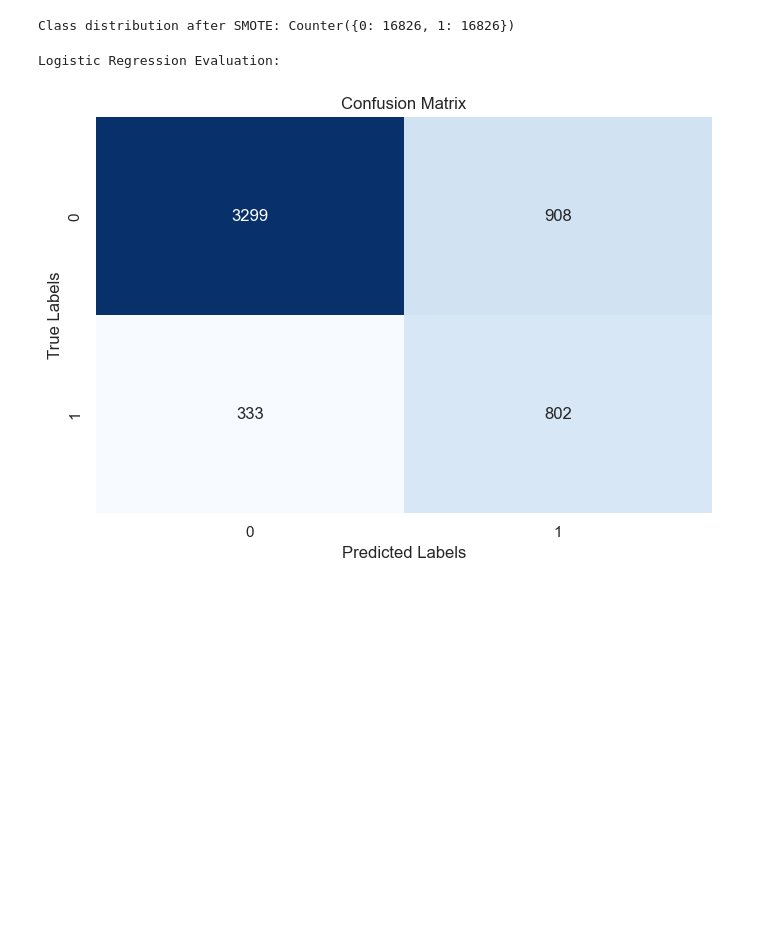
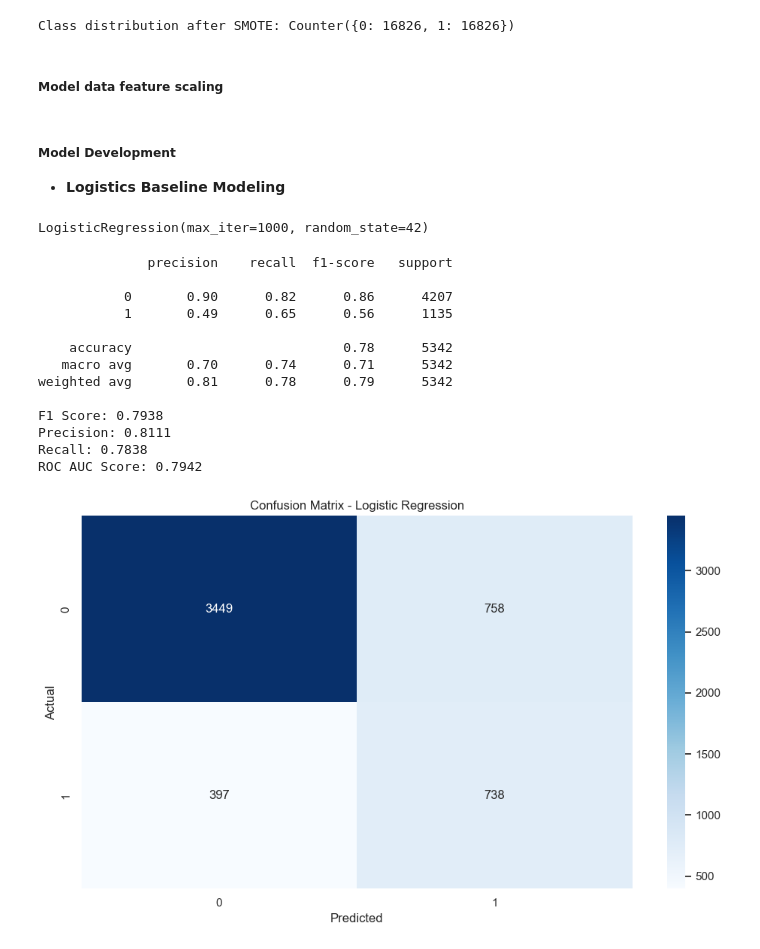
Before and after one commit to Machinga1234/DSC-PHASE-3-GROUP-2-, a Jupyter notebook: H1N1_vaccine_prediction (1).ipynb, the cells around one changed output. Saved outputs shown, nothing was run; the diff lists cells and outputs as text; code cells hidden in the pictures; blank space fills up the shorter version.

```diff
--- a/H1N1_vaccine_prediction (1).ipynb
+++ b/H1N1_vaccine_prediction (1).ipynb
@@ -632,9 +580,2 @@ def plot_roc_curve(model, X_test_scaled, y_test):
-# %%
-# Logistics regression
-logreg = LogisticRegression(random_state=42, max_iter=1000)
-print("Logistic Regression Evaluation:")
-logreg_metrics_df = evaluate_model(logreg, X_train_res, y_train_res, X_test_scaled, y_test)
-logreg_metrics_df
-# %% [output]
-Logistic Regression Evaluation:
-[figure, removed]
+# %% [markdown]
+##### Model data feature scaling
@@ -640,0 +586,53 @@ Logistic Regression Evaluation:
+# %% [markdown]
+##### Model Development
+* **Logistics Baseline Modeling**
+# %%
+#  logistics
+log_model = LogisticRegression(random_state=42, max_iter=1000)
+log_model.fit(X_train_scaled, y_train_res)
+# %% [output]
+LogisticRegression(max_iter=1000, random_state=42)
+# %%
+# Evaluate and predict
+y_pred = log_model.predict(X_test_scaled)
+y_probs = log_model.predict_proba(X_test_scaled)[:, 1]
+
+# Generate Classification report
+print(classification_report(y_test,y_pred))
+# metric scores
+f1 = f1_score(y_test, y_pred, average='weighted')
+precision = precision_score(y_test, y_pred, average='weighted')
+recall = recall_score(y_test, y_pred, average='weighted')
+roc_auc = roc_auc_score(y_test, y_probs)
+# print outputs
+print("F1 Score:", round(f1, 4))
+print("Precision:", round(precision, 4))
+print("Recall:", round(recall, 4))
+print("ROC AUC Score:", round(roc_auc, 4))
+# Optional: Confusion Matrix
+import seaborn as sns
+import matplotlib.pyplot as plt
+
+cm = confusion_matrix(y_test, y_pred)
+plt.figure(figsize=(10, 6))
+sns.heatmap(cm, annot=True, fmt='d', cmap='Blues')
+plt.xlabel("Predicted")
+plt.ylabel("Actual")
+plt.title("Confusion Matrix - Logistic Regression")
+plt.tight_layout()
+plt.show()
+# %% [output]
+              precision    recall  f1-score   support
+
+           0       0.90      0.82      0.86      4207
+           1       0.49      0.65      0.56      1135
+
+    accuracy                           0.78      5342
+   macro avg       0.70      0.74      0.71      5342
+weighted avg       0.81      0.78      0.79      5342
+
+F1 Score: 0.7938
+Precision: 0.8111
+Recall: 0.7838
+ROC AUC Score: 0.7942
+[figure, added]
```
Also changed, not shown: parts of 33 cells of this notebook.
